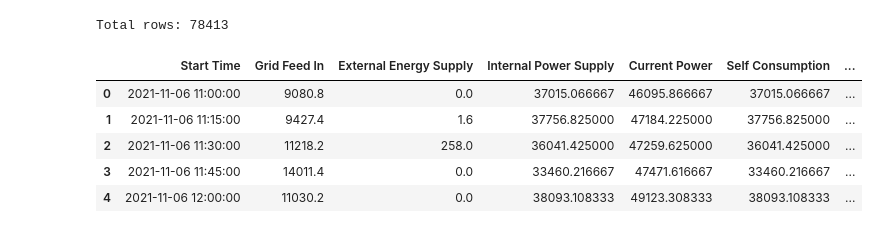
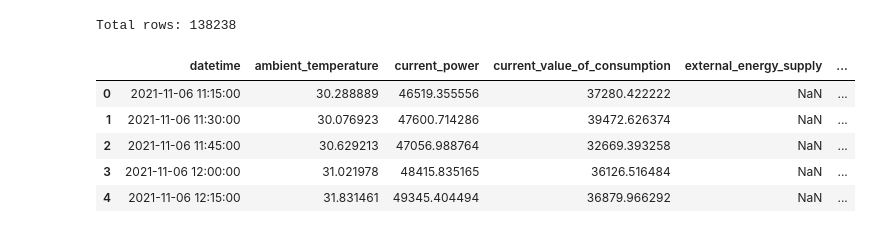
Before and after one commit to wsarachai/CM-SolarTS, a Jupyter notebook: src/jupyter_nb/pvdb-fix-from-other-year.ipynb, the cells around one changed output. Cells and saved outputs as stored; diff of their text form; code cells hidden in the pictures.

```diff
--- a/src/jupyter_nb/pvdb-fix-from-other-year.ipynb
+++ b/src/jupyter_nb/pvdb-fix-from-other-year.ipynb
@@ -16,7 +15,5 @@ mpl.rcParams['axes.grid'] = False
 # %%
-
-csv_path = 'data'
-interval_time = '15min'
-csv_file = os.path.join(os.getcwd(), '../',csv_path, 'export_device_1_basic_aggregated_15minutes.csv')
-print(f"CSV file path: {csv_file}")
+csv_file = tf.keras.utils.get_file(
+    origin='https://itsci.mju.ac.th/downloads/watcharin/datasets/pv/device-1.csv.tar.gz')
+csv_file
 # %% [output]
@@ -24,19 +23,15 @@ CSV file path: c:\Users\ASUS\workspace\python-prj\src\../data\export_device_1_ba
 # %%
-
 df = pd.read_csv(csv_file)
-df.pop('Device ID')
-df.pop('End Time')
-df.pop('Record Count')
 row_count = df.shape[0]
 print(f"Total rows: {row_count}")
 df.head(5)
 # %% [output]
-Total rows: 78413
+Total rows: 138238
-|  | Start Time | Grid Feed In | External Energy Supply | Internal Power Supply | Current Power | Self Consumption | ... |
-| 0 | 2021-11-06 11:00:00 | 9080.8 | 0.0 | 37015.066667 | 46095.866667 | 37015.066667 | ... |
-| 1 | 2021-11-06 11:15:00 | 9427.4 | 1.6 | 37756.825000 | 47184.225000 | 37756.825000 | ... |
-| 2 | 2021-11-06 11:30:00 | 11218.2 | 258.0 | 36041.425000 | 47259.625000 | 36041.425000 | ... |
-| 3 | 2021-11-06 11:45:00 | 14011.4 | 0.0 | 33460.216667 | 47471.616667 | 33460.216667 | ... |
-| 4 | 2021-11-06 12:00:00 | 11030.2 | 0.0 | 38093.108333 | 49123.308333 | 38093.108333 | ... |
+|  | datetime | ambient_temperature | current_power | current_value_of_consumption | external_energy_supply | ... |
+| 0 | 2021-11-06 11:15:00 | 30.288889 | 46519.355556 | 37280.422222 | NaN | ... |
+| 1 | 2021-11-06 11:30:00 | 30.076923 | 47600.714286 | 39472.626374 | NaN | ... |
+| 2 | 2021-11-06 11:45:00 | 30.629213 | 47056.988764 | 32669.393258 | NaN | ... |
+| 3 | 2021-11-06 12:00:00 | 31.021978 | 48415.835165 | 36126.516484 | NaN | ... |
+| 4 | 2021-11-06 12:15:00 | 31.831461 | 49345.404494 | 36879.966292 | NaN | ... |
 # %%
 # Check what years exist in your dataset
```
Also changed, not shown: parts of 39 cells of this notebook, 3 other files.
